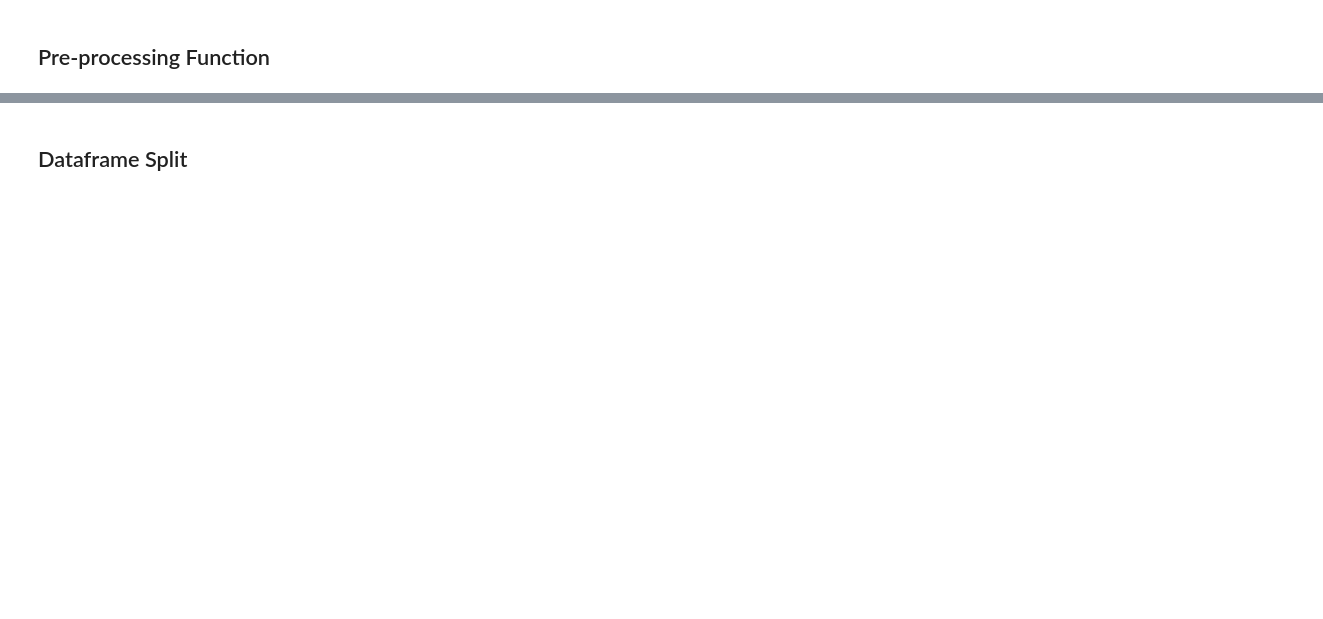
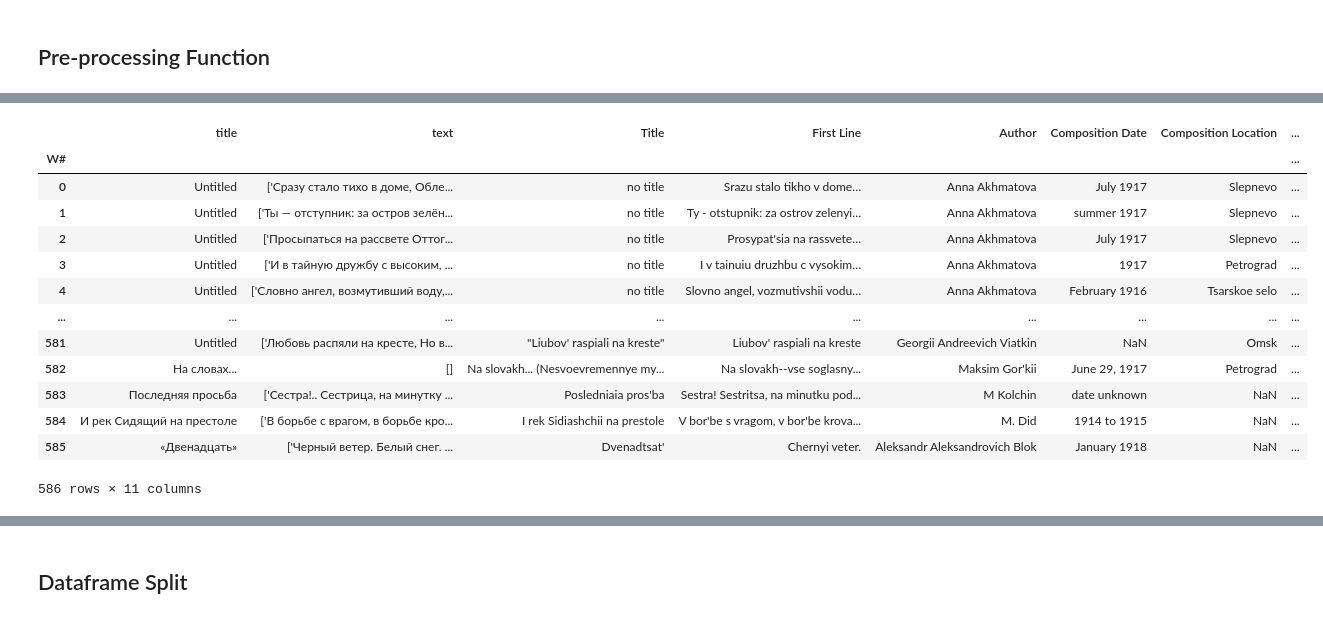
Before and after one commit to kollektivminds/mpgrr, a Jupyter notebook: maprr_intro.ipynb, the cells around one changed output, grey strips where cells are left out. Drawn from its saved outputs; the diff is of its cells as text; code cells hidden in the pictures; blank space fills up the shorter version.

Commit message:
created A and W dataframes from HTML rather than XML

```diff
--- a/maprr_intro.ipynb
+++ b/maprr_intro.ipynb
@@ -104,0 +246,19 @@ for file in pathList:
+# %%
+WsDf = pd.read_csv('WsDf.csv').drop(columns=['Unnamed: 0'])
+WsDf.index.name = 'W#'
+WsDf
+# %% [output]
+|  | title | text | Title | First Line | Author | Composition Date | Composition Location | ... |
+| W# |  |  |  |  |  |  |  | ... |
+| 0 | Untitled | ['Сразу стало тихо в доме, Обле... | no title | Srazu stalo tikho v dome… | Anna Akhmatova | July 1917 | Slepnevo | ... |
+| 1 | Untitled | ['Ты — отступник: за остров зелён... | no title | Ty - otstupnik: za ostrov zelenyi… | Anna Akhmatova | summer 1917 | Slepnevo | ... |
+| 2 | Untitled | ['Просыпаться на рассвете Оттог... | no title | Prosypat'sia na rassvete… | Anna Akhmatova | July 1917 | Slepnevo | ... |
+| 3 | Untitled | ['И в тайную дружбу с высоким, ... | no title | I v tainuiu druzhbu c vysokim… | Anna Akhmatova | 1917 | Petrograd | ... |
+| 4 | Untitled | ['Словно ангел, возмутивший воду,... | no title | Slovno angel, vozmutivshii vodu… | Anna Akhmatova | February 1916 | Tsarskoe selo | ... |
+| ... | ... | ... | ... | ... | ... | ... | ... | ... |
+| 581 | Untitled | ['Любовь распяли на кресте, Но в... | "Liubov' raspiali na kreste" | Liubov' raspiali na kreste | Georgii Andreevich Viatkin | NaN | Omsk | ... |
+| 582 | На словах... | [] | Na slovakh... (Nesvoevremennye my... | Na slovakh--vse soglasny... | Maksim Gor'kii | June 29, 1917 | Petrograd | ... |
+| 583 | Последняя просьба | ['Сестра!.. Сестрица, на минутку ... | Posledniaia pros'ba | Sestra! Sestritsa, na minutku pod... | M Kolchin | date unknown | NaN | ... |
+| 584 | И рек Сидящий на престоле | ['В борьбе с врагом, в борьбе кро... | I rek Sidiashchii na prestole | V bor'be s vragom, v bor'be krova... | M. Did | 1914 to 1915 | NaN | ... |
+| 585 | «Двенадцать» | ['Черный ветер. Белый снег. ... | Dvenadtsat' | Chernyi veter. | Aleksandr Aleksandrovich Blok | January 1918 | NaN | ... |
+586 rows × 11 columns
```
Also changed, not shown: parts of 24 cells of this notebook, 2 other files.
